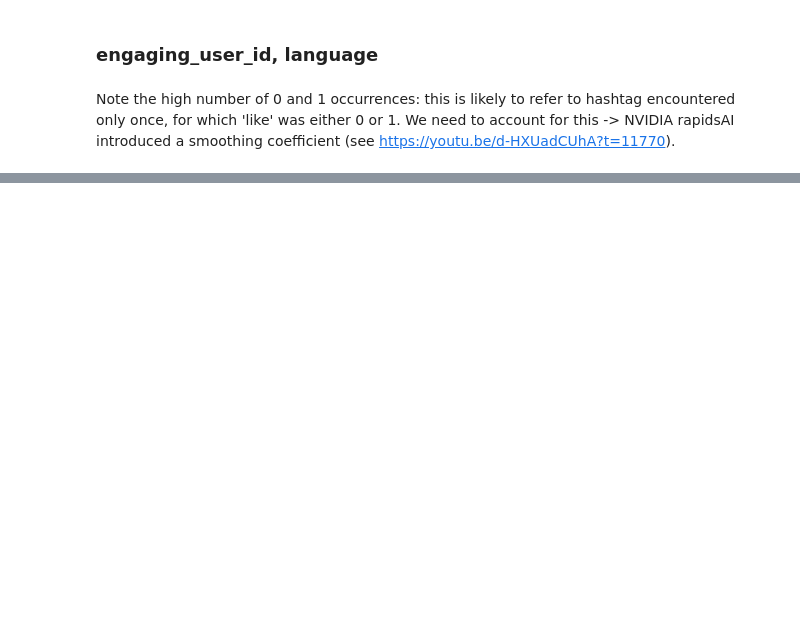
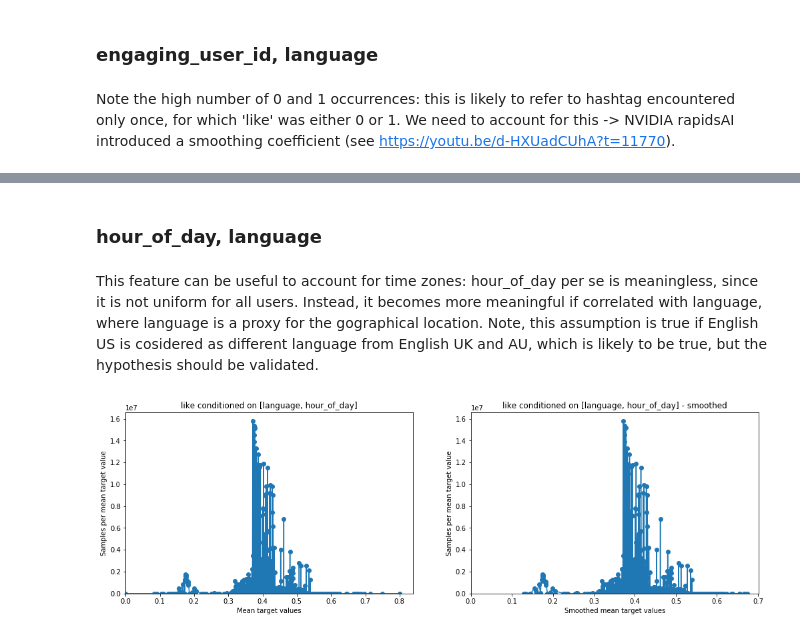
Before and after one commit to MAL-TO/recsys-2021, a Jupyter notebook: notebooks/eda-target-encoding.ipynb, the cells around one changed output, grey strips where cells are left out. Drawn from its saved outputs; the diff is of its cells as text; code cells hidden in the pictures; blank space fills up the shorter version.

```diff
--- a/notebooks/eda-target-encoding.ipynb
+++ b/notebooks/eda-target-encoding.ipynb
@@ -220,0 +256,17 @@ Wall time: 1min 35s
+# %% [markdown]
+### hour_of_day, language
+# %% [markdown]
+This feature can be useful to account for time zones: hour_of_day per se is meaningless, since it is not uniform for all users. Instead, it becomes more meaningful if correlated with language, where language is a proxy for the gographical location. Note, this assumption is true if English US is cosidered as different language from English UK and AU, which is likely to be true, but the hypothesis should be validated.
+# %%
+def hour_of_day(raw_data, features = None):
+    """
+    Extract hour of day (numerical) from tweet_timestamp. UTC time zone
+    """
+    hod = spark.udf.register("HourOfDay", lambda col_value: time.strftime("%H", time.localtime(int(col_value))))
+    raw_data = raw_data.withColumn("hour_of_day", hod(raw_data["tweet_timestamp"]))
+
+    return raw_data
+
+result = conditional_prob(df, ["language"], "binary_like_timestamp", ALPHA, [hour_of_day])
+# %% [output]
+[figure, added]
```
Also changed, not shown: parts of 12 cells of this notebook.
